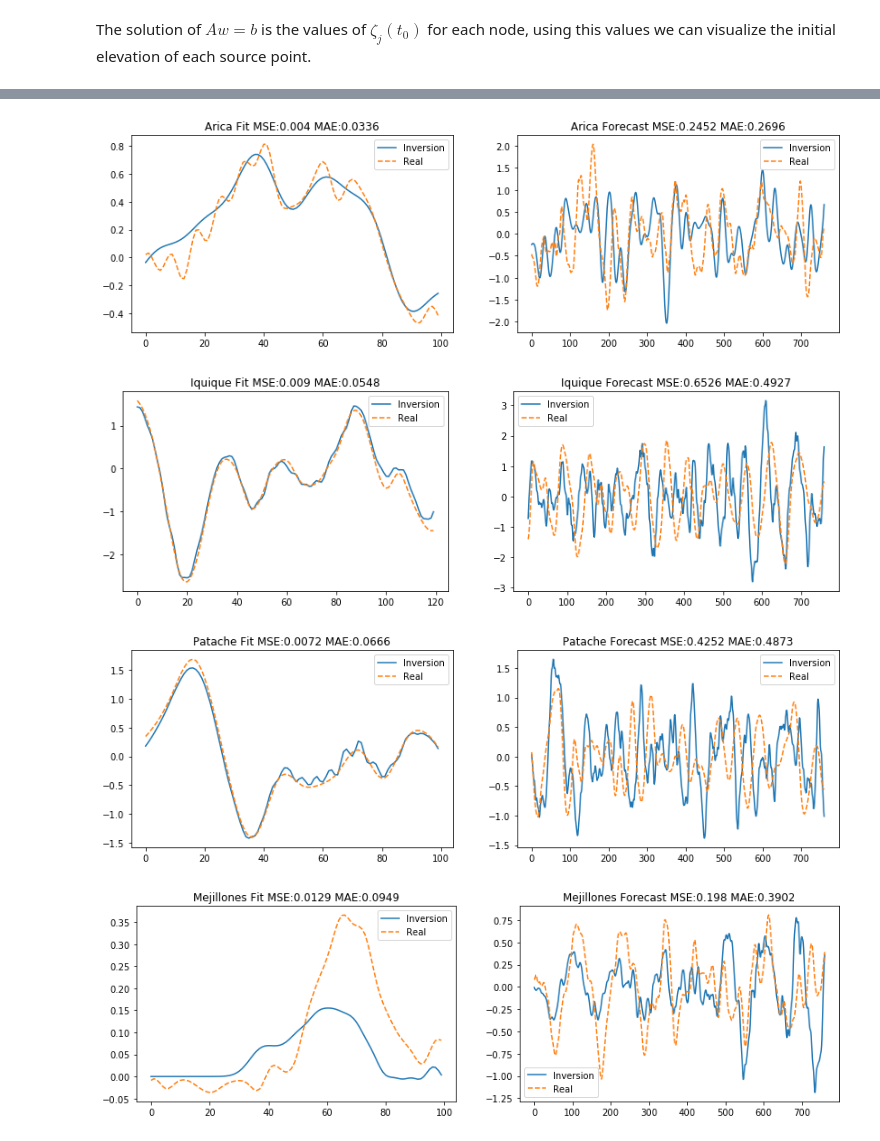
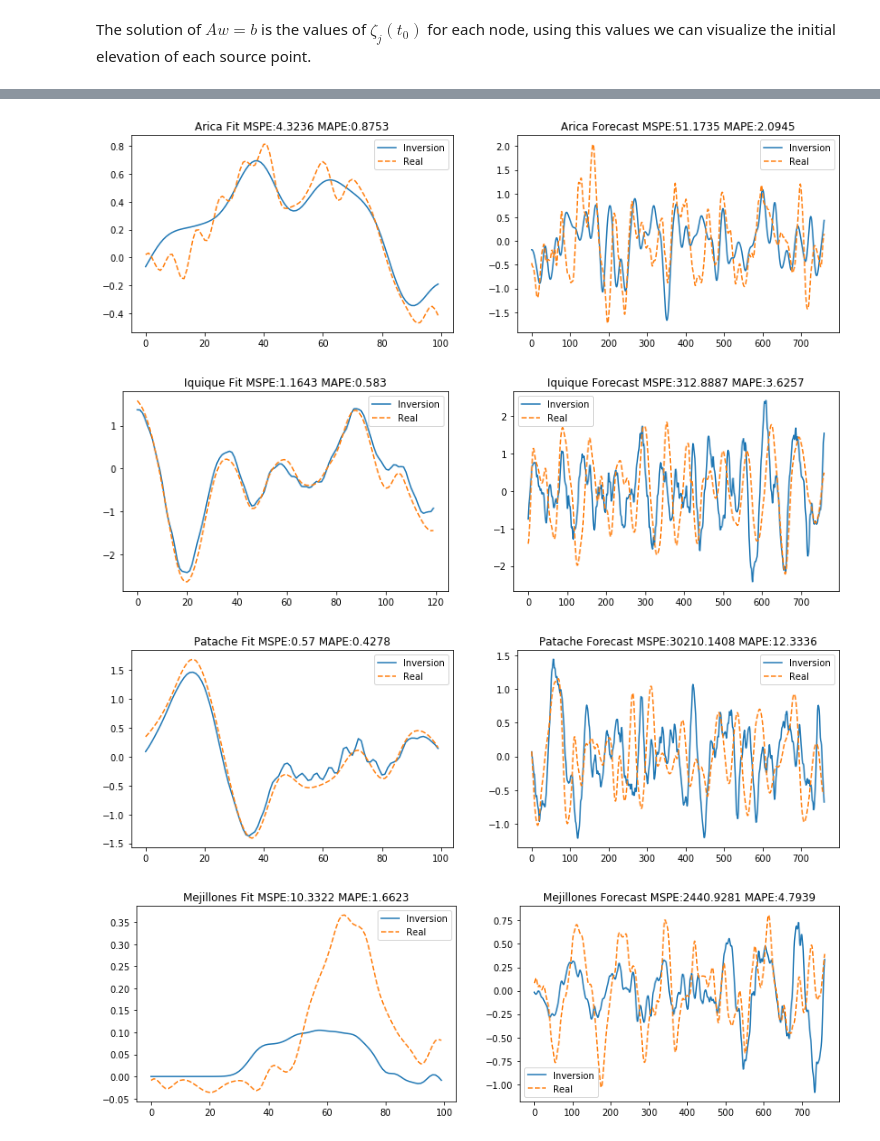
Before and after one commit to cvalenzu/ELM-Tsunami-inversion, a Jupyter notebook: Ridge Inversion.ipynb, the cells around one changed output, grey strips where cells are left out. Drawn from its saved outputs; the diff is of its cells as text; code cells hidden in the pictures.

Commit message:
Added things to ridge

```diff
--- a/Ridge Inversion.ipynb
+++ b/Ridge Inversion.ipynb
@@ -77,6 +114,7 @@ After reading the data we want to visualize each $G_{kj}^i$ time series, the plo
 AA = []
 bb = []
 
+#Storing the values to do the inversion and forecast
 AA_test = []
 bb_test = []
 AA_train = []
@@ -97,24 +135,25 @@ for A_i,b_i,title,toffset in zip(As,bs,sensors,time_offset):
     bb_train.append(b_i[start:end])
 
     #Plotting figures
-    fig,axes = plt.subplots(3,2,figsize=(12,12),sharey=True)
-    axes[0,0].plot(A_i[toffset:,:])
-    axes[0,1].plot(b_i[toffset:])
-    axes[0,0].set_title("All Data Sources")
-    axes[0,1].set_title("All Data Sensor")
+    fig,axes = plt.subplots(3,2,figsize=(14,10),sharey=True)
+    axes[0,0].plot(A_i)
+    axes[0,1].plot(b_i)
+    axes[0,0].set_title("All Data Green Sources")
+    axes[0,1].set_title("All Data Tide Gauge")
 
     axes[1,0].plot(A_i[start:end])
     axes[1,1].plot(b_i[start:end])
-    axes[1,0].set_title("Train Sources")
-    axes[1,1].set_title("Train Sensor")
+    axes[1,0].set_title("Train Green Sources")
+    axes[1,1].set_title("Train Tide Gauge")
 
     axes[2,0].plot(A_i[end:])
     axes[2,1].plot(b_i[end:])
-    axes[2,0].set_title("Test Sources")
-    axes[2,1].set_title("Test Sensor")
+    axes[2,0].set_title("Test Green Sources")
+    axes[2,1].set_title("Test Tide Gauge")
 
     fig.suptitle(title)
     plt.show()
+
 #Stacking all sensor data
 AA = np.vstack(AA)
 bb = np.vstack(bb)
@@ -133,6 +172,6 @@ To solve the linear equation $A w = b$ we can use a regularized least squared ap
 Where $\lambda$ is a regularization parameter, if $\lambda = 0$ is the regular leat squared solution
 # %%
 #Calculating least square solution
-reg = Ridge(alpha=1,fit_intercept=False)
+reg = Ridge(alpha=3,fit_intercept=False)
 reg.fit(AA,bb)
 # %% [output]
@@ -151,26 +216,32 @@ plt.colorbar()
+# %%
+def mean_absolute_percentage_error(y_true, y_pred):
+    return np.mean(np.abs((y_true - y_pred) / y_true))
+
+def mean_squared_percentage_error(y_true,y_pred):
+    return np.mean(((y_true-y_pred)/y_true)**2)
 # %%
 #Plotting solutions with rigde regression
 for A_train_i, b_train_i,A_test_i, b_test_i,title in zip(AA_train,bb_train,AA_test,bb_test,sensors):
     b_pred = reg.predict(A_test_i)
     b_pred_train = reg.predict(A_train_i)
-    MSE = round(metrics.mean_squared_error(b_test_i,b_pred)/np.max(b_test_i),4)
-    MAE = round(metrics.mean_absolute_error(b_test_i,b_pred)/np.max(b_test_i),4)
-    MSE_train = round(metrics.mean_squared_error(b_train_i,b_pred_train)/np.max(b_test_i),4)
-    MAE_train = round(metrics.mean_absolute_error(b_train_i,b_pred_train)/np.max(b_test_i),4)
+    MSPE = round(mean_squared_percentage_error(b_test_i,b_pred),4)
+    MAPE = round(mean_absolute_percentage_error(b_test_i,b_pred),4)
+    MSPE_train = round(mean_squared_percentage_error(b_train_i,b_pred_train),4)
+    MAPE_train = round(mean_absolute_percentage_error(b_train_i,b_pred_train),4)
 
 
     fig,axes = plt.subplots(1,2,figsize=(14,4))
-    axes[0].set_title("{} Fit MSE:{} MAE:{}".format(title,MSE_train, MAE_train))
+    axes[0].set_title("{} Fit MSPE:{} MAPE:{}".format(title,MSPE_train, MAPE_train))
     axes[0].plot(b_pred_train,label="Inversion")
     axes[0].plot(b_train_i[:,0],"--",label="Real")
     axes[0].legend()
-    axes[1].set_title("{} Forecast MSE:{} MAE:{}".format(title,MSE, MAE))
+    axes[1].set_title("{} Forecast MSPE:{} MAPE:{}".format(title,MSPE, MAPE))
     axes[1].plot(b_pred,label="Inversion")
     axes[1].plot(b_test_i[:,0],"--",label="Real")
     axes[1].legend()
     plt.show()
 # %% [output]
-[figure, old version]
+[figure, new version]
-[figure, old version]
+[figure, new version]
-[figure, old version]
+[figure, new version]
-[figure, old version]
+[figure, new version]
```
Also changed, not shown: parts of 7 cells of this notebook, 1 other file.
